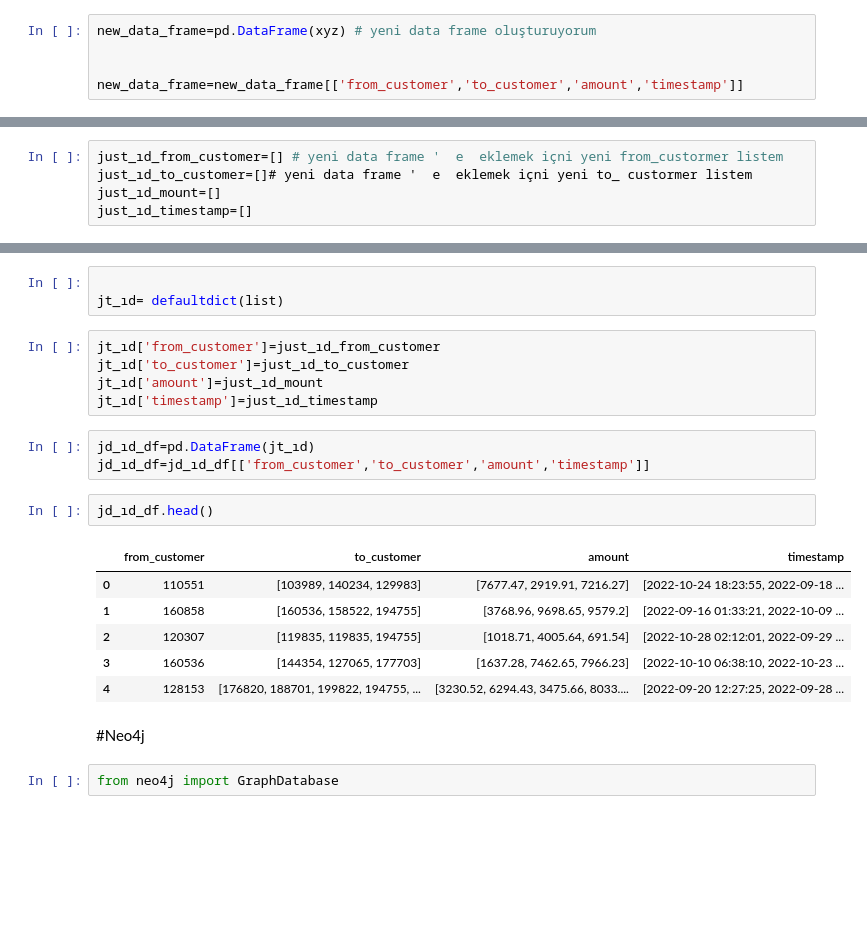
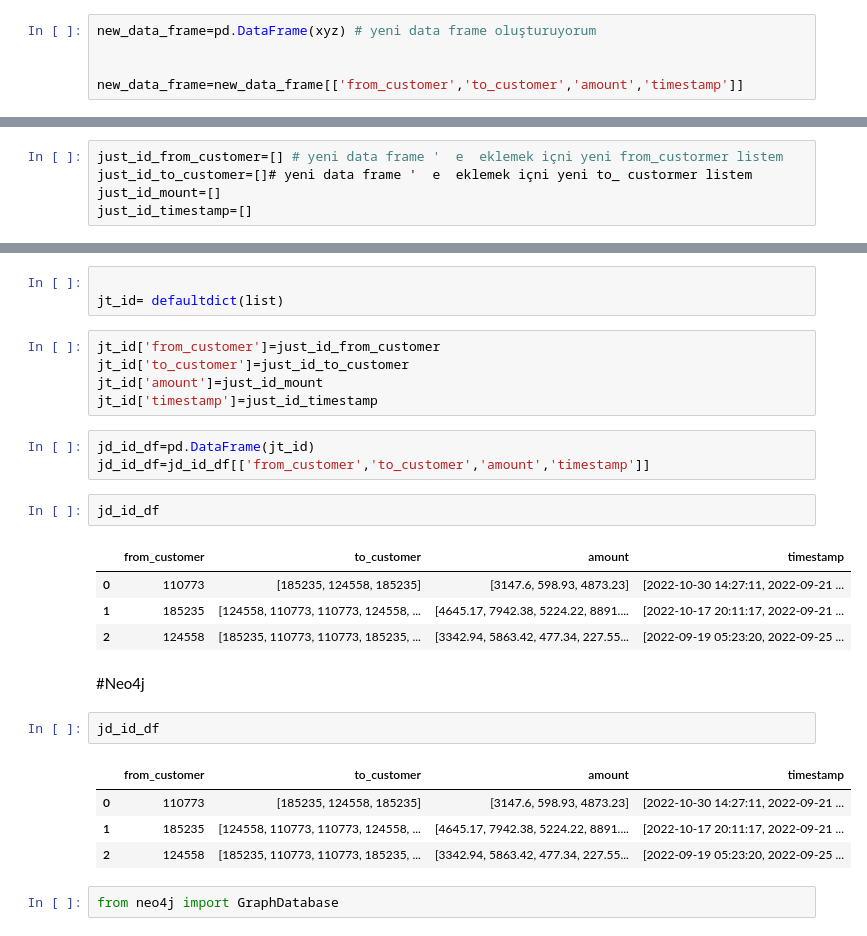
Before and after one commit to nekodu/Neo4j_Fakedata, a Jupyter notebook: emre_fake.ipynb, the cells around one changed output, grey strips where cells are left out. Saved outputs shown, nothing was run; the diff lists cells and outputs as text; blank space fills up the shorter version.

```diff
--- a/emre_fake.ipynb
+++ b/emre_fake.ipynb
@@ -172,6 +200,6 @@ jdf.head()
 # %%
-just_ıd_from_customer=[] # yeni data frame '  e  eklemek içni yeni from_custormer listem
-just_ıd_to_customer=[]# yeni data frame '  e  eklemek içni yeni to_ custormer listem
-just_ıd_mount=[]
-just_ıd_timestamp=[]
+just_id_from_customer=[] # yeni data frame '  e  eklemek içni yeni from_custormer listem
+just_id_to_customer=[]# yeni data frame '  e  eklemek içni yeni to_ custormer listem
+just_id_mount=[]
+just_id_timestamp=[]
 # %%
@@ -221,25 +249,30 @@ for i in range(loop): # df nin uzunluğu kadar bir döngü yapıyorum
 # %%
 
-jt_ıd= defaultdict(list)
+jt_id= defaultdict(list)
-# %%
-jt_ıd['from_customer']=just_ıd_from_customer
-jt_ıd['to_customer']=just_ıd_to_customer
-jt_ıd['amount']=just_ıd_mount
-jt_ıd['timestamp']=just_ıd_timestamp
+# %%
+jt_id['from_customer']=just_id_from_customer
+jt_id['to_customer']=just_id_to_customer
+jt_id['amount']=just_id_mount
+jt_id['timestamp']=just_id_timestamp
 # %%
-jd_ıd_df=pd.DataFrame(jt_ıd)
-jd_ıd_df=jd_ıd_df[['from_customer','to_customer','amount','timestamp']]
+jd_id_df=pd.DataFrame(jt_id)
+jd_id_df=jd_id_df[['from_customer','to_customer','amount','timestamp']]
-# %%
-jd_ıd_df.head()
-# %% [output]
-|  | from_customer | to_customer | amount | timestamp |
-| 0 | 110551 | [103989, 140234, 129983] | [7677.47, 2919.91, 7216.27] | [2022-10-24 18:23:55, 2022-09-18 ... |
-| 1 | 160858 | [160536, 158522, 194755] | [3768.96, 9698.65, 9579.2] | [2022-09-16 01:33:21, 2022-10-09 ... |
-| 2 | 120307 | [119835, 119835, 194755] | [1018.71, 4005.64, 691.54] | [2022-10-28 02:12:01, 2022-09-29 ... |
-| 3 | 160536 | [144354, 127065, 177703] | [1637.28, 7462.65, 7966.23] | [2022-10-10 06:38:10, 2022-10-23 ... |
-| 4 | 128153 | [176820, 188701, 199822, 194755, ... | [3230.52, 6294.43, 3475.66, 8033.... | [2022-09-20 12:27:25, 2022-09-28 ... |
+# %%
+jd_id_df
+# %% [output]
+|  | from_customer | to_customer | amount | timestamp |
+| 0 | 110773 | [185235, 124558, 185235] | [3147.6, 598.93, 4873.23] | [2022-10-30 14:27:11, 2022-09-21 ... |
+| 1 | 185235 | [124558, 110773, 110773, 124558, ... | [4645.17, 7942.38, 5224.22, 8891.... | [2022-10-17 20:11:17, 2022-09-21 ... |
+| 2 | 124558 | [185235, 110773, 110773, 185235, ... | [3342.94, 5863.42, 477.34, 227.55... | [2022-09-19 05:23:20, 2022-09-25 ... |
 # %% [markdown]
 #Neo4j
+# %%
+jd_id_df
+# %% [output]
+|  | from_customer | to_customer | amount | timestamp |
+| 0 | 110773 | [185235, 124558, 185235] | [3147.6, 598.93, 4873.23] | [2022-10-30 14:27:11, 2022-09-21 ... |
+| 1 | 185235 | [124558, 110773, 110773, 124558, ... | [4645.17, 7942.38, 5224.22, 8891.... | [2022-10-17 20:11:17, 2022-09-21 ... |
+| 2 | 124558 | [185235, 110773, 110773, 185235, ... | [3342.94, 5863.42, 477.34, 227.55... | [2022-09-19 05:23:20, 2022-09-25 ... |
 # %%
 from neo4j import GraphDatabase
 # %%
```
Also changed, not shown: parts of 15 cells of this notebook, 1 other file.
